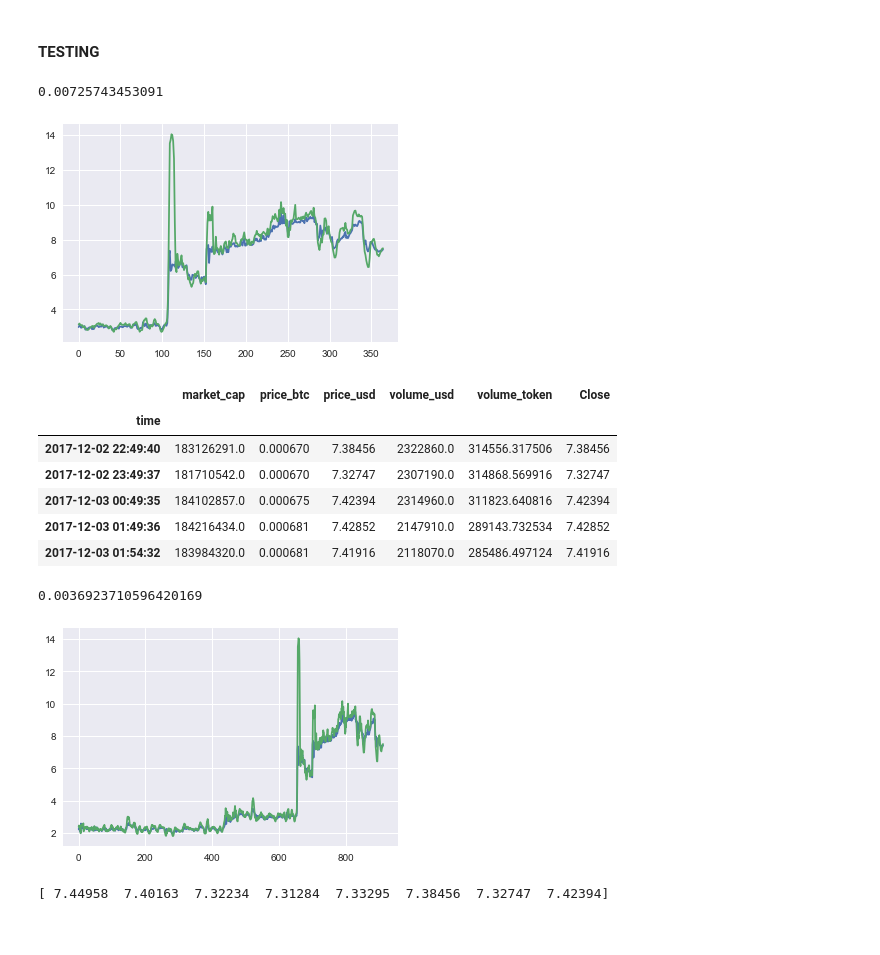
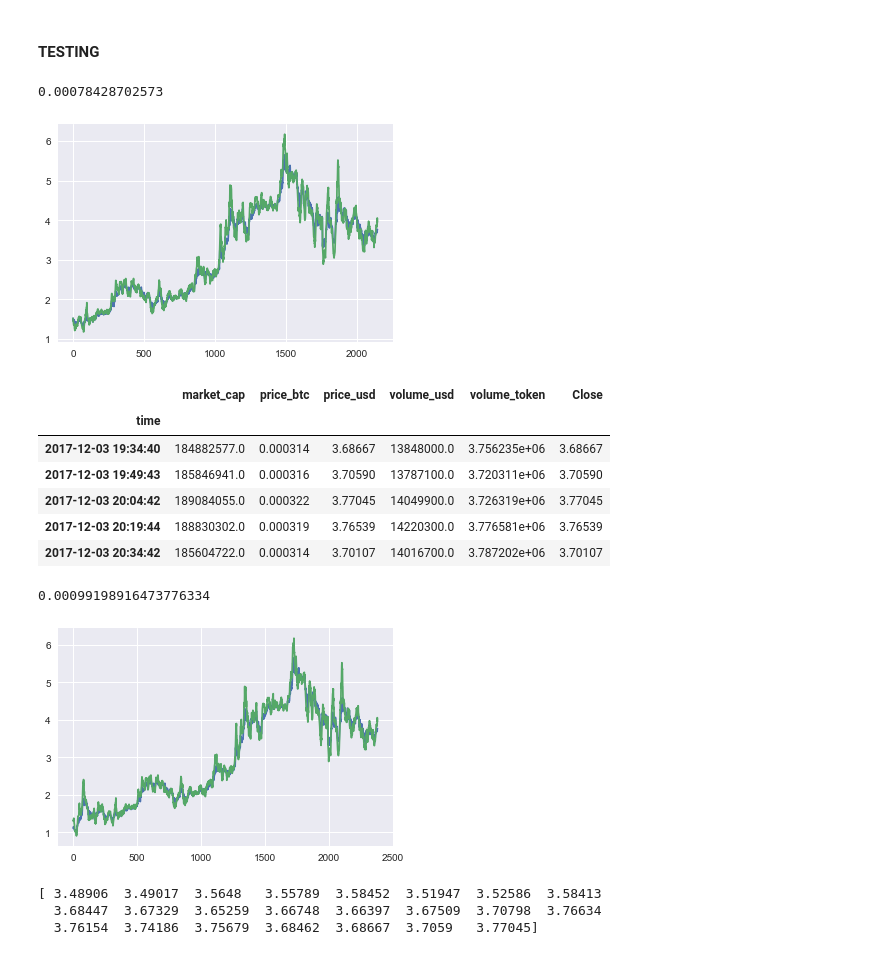
Before and after one commit to hao44le/gelei_bulbea, a Jupyter notebook: bulbea for RDN.ipynb, the cells around one changed output. Saved outputs shown, nothing was run; the diff lists cells and outputs as text; code cells hidden in the pictures.

```diff
--- a/bulbea for RDN.ipynb
+++ b/bulbea for RDN.ipynb
@@ -16,7 +16,7 @@ from coinmarketcap_draw import coinmarketcap_data
 # %% [markdown]
 Go ahead and create a `Share` object as follows:
 # %%
-coin_name = 'exchange-union'
+coin_name = 'raiden-network-token'
 data = coinmarketcap_data(coin_name)
 # %%
 share = bb.Share("123",'123',data=data)
@@ -78,7 +78,7 @@ share.plot(['Close'], figsize = (20, 15), bollinger_bands = True, period = 100,
 # %%
 from bulbea.learn.evaluation import split
 # %%
-Xtrain, Xtest, ytrain, ytest = split(share, 'Close', normalize = True)
+Xtrain, Xtest, ytrain, ytest = split(share, 'Close', normalize = True, train=0.1)
 # %%
 import numpy as np
 Xtrain  = np.reshape(Xtrain, (Xtrain.shape[0], Xtrain.shape[1], 1))
@@ -127,34 +125,34 @@ from sklearn.metrics import mean_squared_error
 sqr_err = mean_squared_error(ytest, predicted)
 print(sqr_err)
 # %% [output]
-0.00725743453091
+0.00078428702573
 # %%
 import matplotlib.pyplot as pplt
 from bulbea.entity.share import _reverse_cummulative_return
 
-_,_,_,ori_ytest = split(share, 'Close', normalize = False)
+_,_,_,ori_ytest = split(share, 'Close', normalize = False, train=0.1)
 
 new_pre = []
 for x in range(0,len(ori_ytest)):
     t = ori_ytest[x]
     predict = predicted[x]
     new_pre.append(_reverse_cummulative_return(t,predict))
 
 pplt.plot(ori_ytest)
 pplt.plot(new_pre)
 pplt.show()
 # %% [output]
-[figure, old version]
+[figure, new version]
 # %%
 data.tail(5)
 # %% [output]
 |  | market_cap | price_btc | price_usd | volume_usd | volume_token | Close |
 | time |  |  |  |  |  |  |
-| 2017-12-02 22:49:40 | 183126291.0 | 0.000670 | 7.38456 | 2322860.0 | 314556.317506 | 7.38456 |
-| 2017-12-02 23:49:37 | 181710542.0 | 0.000670 | 7.32747 | 2307190.0 | 314868.569916 | 7.32747 |
-| 2017-12-03 00:49:35 | 184102857.0 | 0.000675 | 7.42394 | 2314960.0 | 311823.640816 | 7.42394 |
-| 2017-12-03 01:49:36 | 184216434.0 | 0.000681 | 7.42852 | 2147910.0 | 289143.732534 | 7.42852 |
-| 2017-12-03 01:54:32 | 183984320.0 | 0.000681 | 7.41916 | 2118070.0 | 285486.497124 | 7.41916 |
+| 2017-12-03 19:34:40 | 184882577.0 | 0.000314 | 3.68667 | 13848000.0 | 3.756235e+06 | 3.68667 |
+| 2017-12-03 19:49:43 | 185846941.0 | 0.000316 | 3.70590 | 13787100.0 | 3.720311e+06 | 3.70590 |
+| 2017-12-03 20:04:42 | 189084055.0 | 0.000322 | 3.77045 | 14049900.0 | 3.726319e+06 | 3.77045 |
+| 2017-12-03 20:19:44 | 188830302.0 | 0.000319 | 3.76539 | 14220300.0 | 3.776581e+06 | 3.76539 |
+| 2017-12-03 20:34:42 | 185604722.0 | 0.000314 | 3.70107 | 14016700.0 | 3.787202e+06 | 3.70107 |
 # %%
 _, Xtest, _, ytest = split(share, 'Close', normalize = True, train = 0.0)
 _,ori_Xtest,_,ori_ytest = split(share, 'Close', normalize = False, train = 0.0)
@@ -164,7 +162,7 @@ predicted = rnn.predict(Xtest)
 # %%
 mean_squared_error(ytest, predicted)
 # %% [output]
-0.0036923710596420169
+0.00099198916473776334
 # %%
 new_pre = []
 for x in range(0,len(ori_ytest)):
@@ -176,11 +174,13 @@ pplt.plot(ori_ytest)
 pplt.plot(new_pre)
 pplt.show()
 # %% [output]
-[figure, old version]
+[figure, new version]
 # %%
 print(ori_Xtest[-1])
 # %% [output]
-[ 7.44958  7.40163  7.32234  7.31284  7.33295  7.38456  7.32747  7.42394]
+[ 3.48906  3.49017  3.5648   3.55789  3.58452  3.51947  3.52586  3.58413
+  3.68447  3.67329  3.65259  3.66748  3.66397  3.67509  3.70798  3.76634
+  3.76154  3.74186  3.75679  3.68462  3.68667  3.7059   3.77045]
 # %%
 from datetime import datetime
 rnn.model.save("models/{}_{}_{}.h5".format(coin_name,sqr_err,datetime.utcnow().strftime('%Y_%b_%d_%H_%M')))
```
Also changed, not shown: parts of 7 cells of this notebook, 6 other files.
